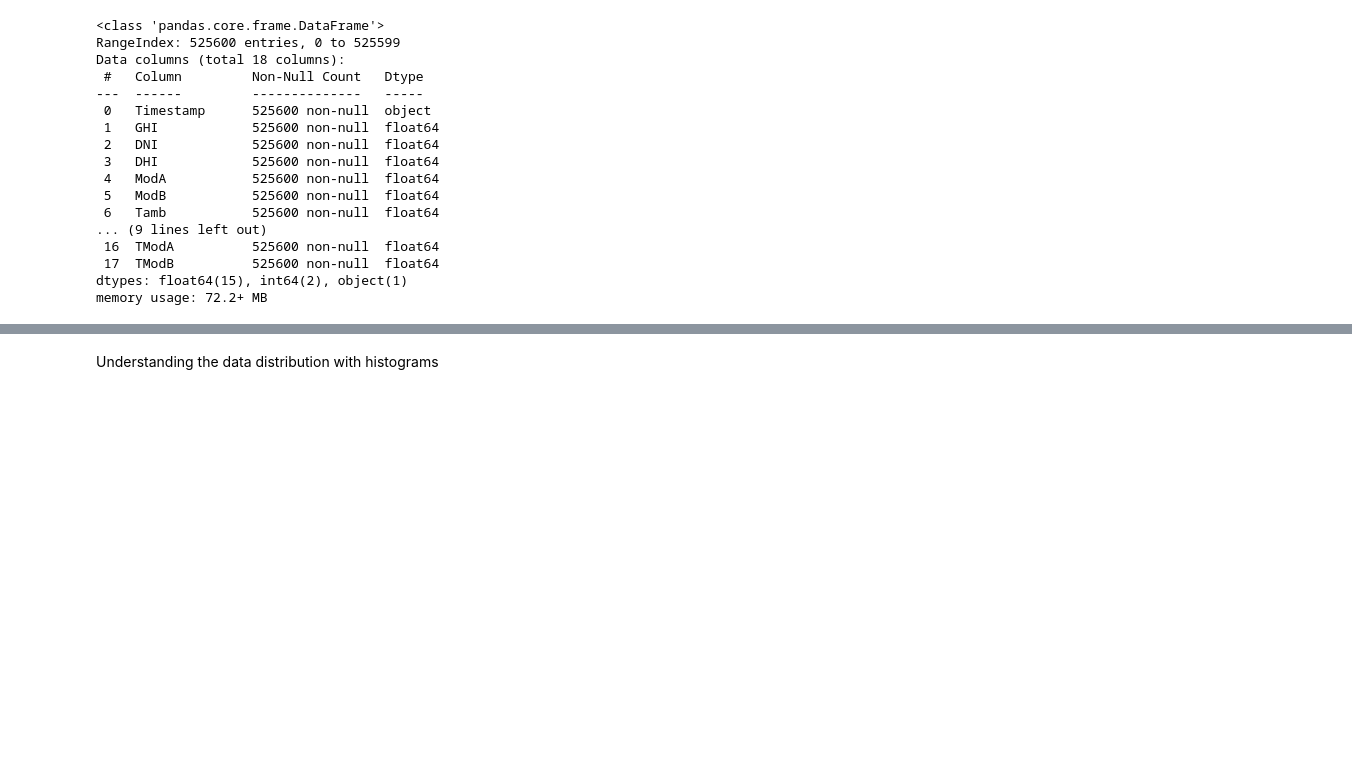
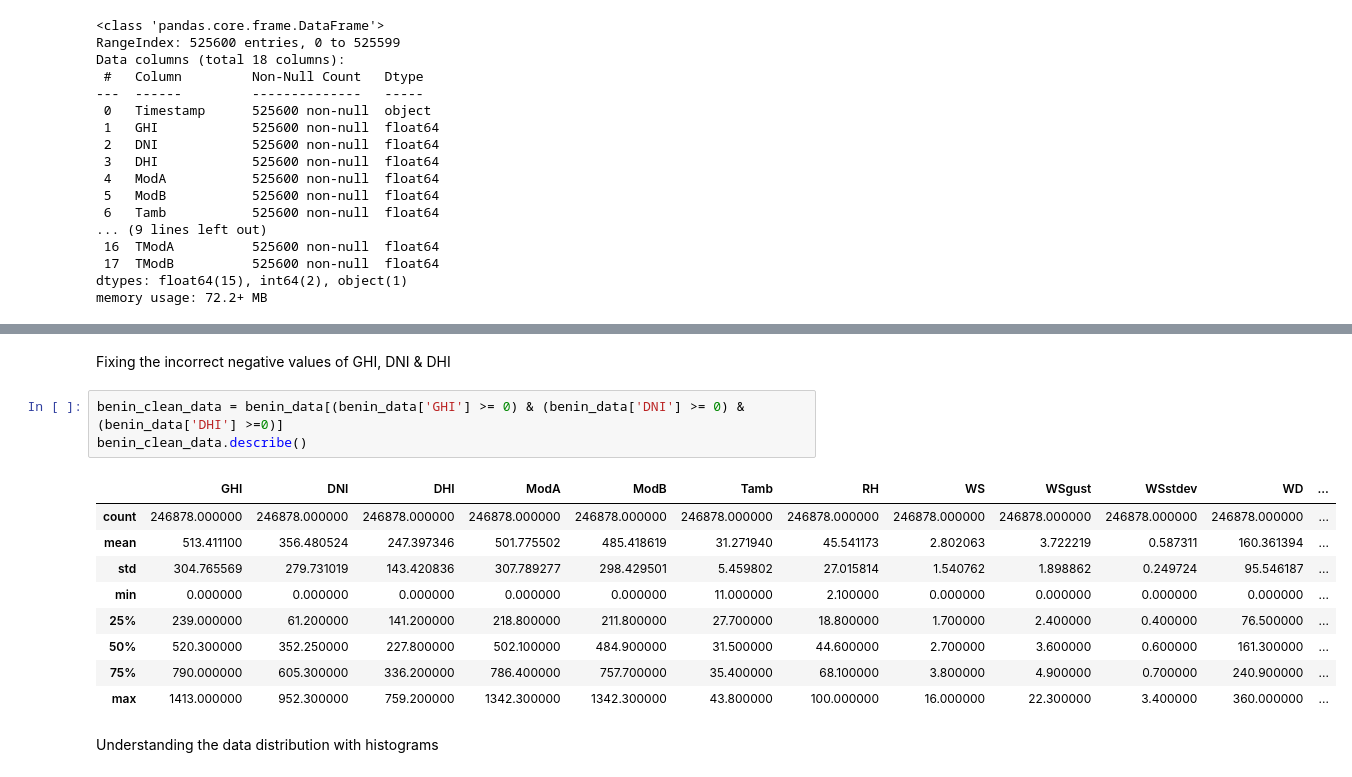
Before and after one commit to mussewold/kaim-week-0, a Jupyter notebook: notebooks/task-1.ipynb, the cells around one changed output, grey strips where cells are left out. Saved outputs shown, nothing was run; the diff lists cells and outputs as text; blank space fills up the shorter version.

```diff
--- a/notebooks/task-1.ipynb
+++ b/notebooks/task-1.ipynb
@@ -128,3 +137,18 @@ benin_data.describe()
+# %% [markdown]
+Fixing the incorrect negative values of GHI, DNI & DHI
+# %%
+benin_clean_data = benin_data[(benin_data['GHI'] >= 0) & (benin_data['DNI'] >= 0) & (benin_data['DHI'] >=0)]
+benin_clean_data.describe()
+# %% [output]
+|  | GHI | DNI | DHI | ModA | ModB | Tamb | RH | WS | WSgust | WSstdev | WD | ... |
+| count | 246878.000000 | 246878.000000 | 246878.000000 | 246878.000000 | 246878.000000 | 246878.000000 | 246878.000000 | 246878.000000 | 246878.000000 | 246878.000000 | 246878.000000 | ... |
+| mean | 513.411100 | 356.480524 | 247.397346 | 501.775502 | 485.418619 | 31.271940 | 45.541173 | 2.802063 | 3.722219 | 0.587311 | 160.361394 | ... |
+| std | 304.765569 | 279.731019 | 143.420836 | 307.789277 | 298.429501 | 5.459802 | 27.015814 | 1.540762 | 1.898862 | 0.249724 | 95.546187 | ... |
+| min | 0.000000 | 0.000000 | 0.000000 | 0.000000 | 0.000000 | 11.000000 | 2.100000 | 0.000000 | 0.000000 | 0.000000 | 0.000000 | ... |
+| 25% | 239.000000 | 61.200000 | 141.200000 | 218.800000 | 211.800000 | 27.700000 | 18.800000 | 1.700000 | 2.400000 | 0.400000 | 76.500000 | ... |
+| 50% | 520.300000 | 352.250000 | 227.800000 | 502.100000 | 484.900000 | 31.500000 | 44.600000 | 2.700000 | 3.600000 | 0.600000 | 161.300000 | ... |
+| 75% | 790.000000 | 605.300000 | 336.200000 | 786.400000 | 757.700000 | 35.400000 | 68.100000 | 3.800000 | 4.900000 | 0.700000 | 240.900000 | ... |
+| max | 1413.000000 | 952.300000 | 759.200000 | 1342.300000 | 1342.300000 | 43.800000 | 100.000000 | 16.000000 | 22.300000 | 3.400000 | 360.000000 | ... |
 # %% [markdown]
 Understanding the data distribution with histograms
 # %%
```
Also changed, not shown: parts of 13 cells of this notebook.
